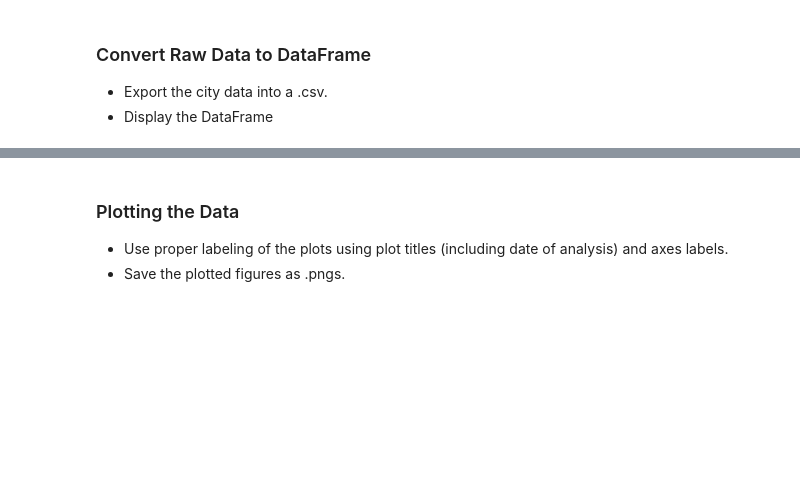
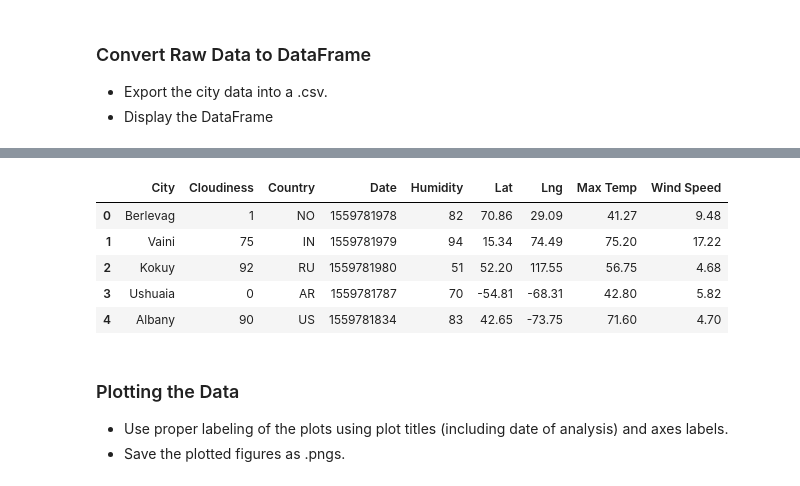
Before and after one commit to DarrenPardo/myhomework, a Jupyter notebook: Weather/WeatherPy.ipynb, the cells around one changed output, grey strips where cells are left out. Saved outputs shown, nothing was run; the diff lists cells and outputs as text; code cells hidden in the pictures; blank space fills up the shorter version.

```diff
--- a/Weather/WeatherPy.ipynb
+++ b/Weather/WeatherPy.ipynb
@@ -155,9 +164,16 @@ weather_data.count()
 # %%
 # Save data frame to CSV
-weather_data.to_csv('Output_CSV/weather_data.csv')
+weather_data.to_csv('weather.csv')
 
 # Display data frame head
 weather_data.head()
+# %% [output]
+|  | City | Cloudiness | Country | Date | Humidity | Lat | Lng | Max Temp | Wind Speed |
+| 0 | Berlevag | 1 | NO | 1559781978 | 82 | 70.86 | 29.09 | 41.27 | 9.48 |
+| 1 | Vaini | 75 | IN | 1559781979 | 94 | 15.34 | 74.49 | 75.20 | 17.22 |
+| 2 | Kokuy | 92 | RU | 1559781980 | 51 | 52.20 | 117.55 | 56.75 | 4.68 |
+| 3 | Ushuaia | 0 | AR | 1559781787 | 70 | -54.81 | -68.31 | 42.80 | 5.82 |
+| 4 | Albany | 90 | US | 1559781834 | 83 | 42.65 | -73.75 | 71.60 | 4.70 |
 # %% [markdown]
 ### Plotting the Data
 * Use proper labeling of the plots using plot titles (including date of analysis) and axes labels.
```
Also changed, not shown: parts of 10 cells of this notebook, 4 other files.
